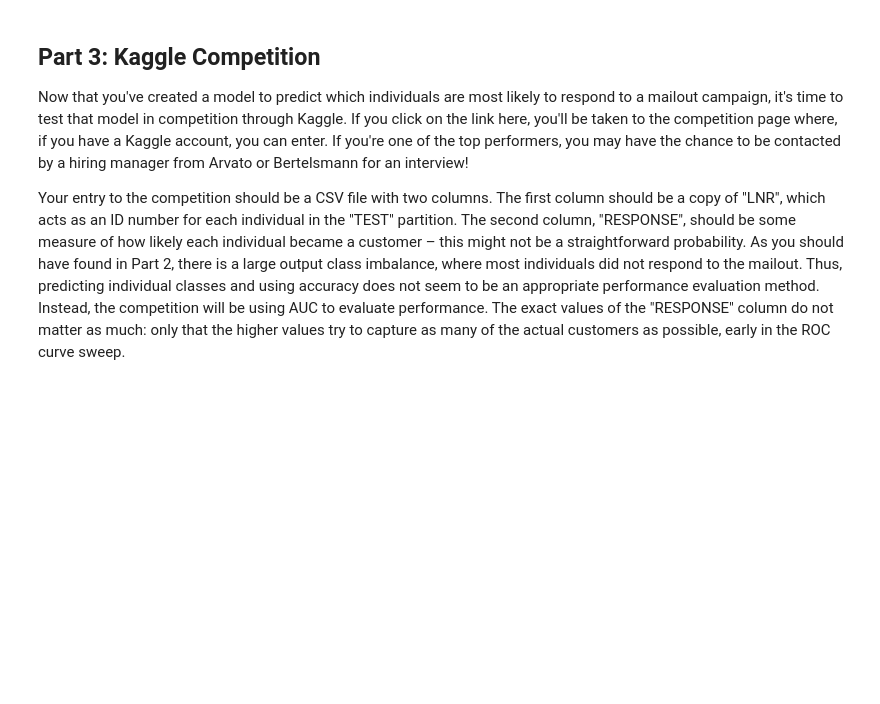
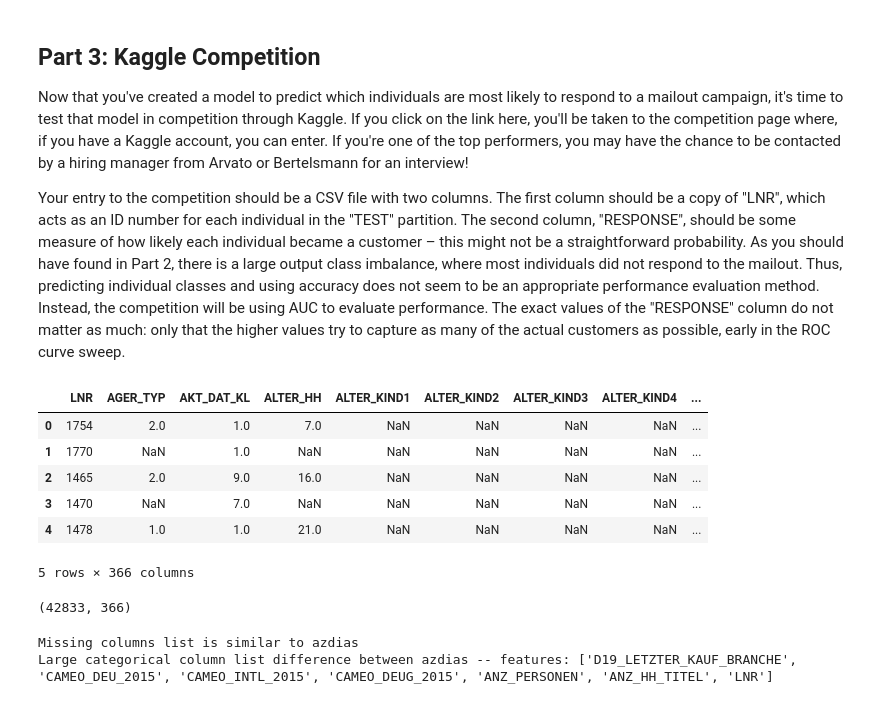
Before and after one commit to supulij/Arvato-Customer-Segmentation-for-mail-order, a Jupyter notebook: Arvato_Project_Colab.ipynb, the cells around one changed output. Cells and saved outputs as stored; diff of their text form; code cells hidden in the pictures; blank space fills up the shorter version.

```diff
--- a/Arvato_Project_Colab.ipynb
+++ b/Arvato_Project_Colab.ipynb
@@ -837,0 +982,10 @@ pd.DataFrame(index=mailout_test_LNR, data=preds_test_xgb)
+# %%
+mailout_test.head()
+# %% [output]
+|  | LNR | AGER_TYP | AKT_DAT_KL | ALTER_HH | ALTER_KIND1 | ALTER_KIND2 | ALTER_KIND3 | ALTER_KIND4 | ... |
+| 0 | 1754 | 2.0 | 1.0 | 7.0 | NaN | NaN | NaN | NaN | ... |
+| 1 | 1770 | NaN | 1.0 | NaN | NaN | NaN | NaN | NaN | ... |
+| 2 | 1465 | 2.0 | 9.0 | 16.0 | NaN | NaN | NaN | NaN | ... |
+| 3 | 1470 | NaN | 7.0 | NaN | NaN | NaN | NaN | NaN | ... |
+| 4 | 1478 | 1.0 | 1.0 | 21.0 | NaN | NaN | NaN | NaN | ... |
+5 rows × 366 columns
@@ -837,0 +994,9 @@ pd.DataFrame(index=mailout_test_LNR, data=preds_test_xgb)
+# %%
+mailout_test.shape
+# %% [output]
+(42833, 366)
+# %%
+missing_test, cat_test = similarity_azdias_mailout (mailout_test,drop_azdias,big_category_columns)
+# %% [output]
+Missing columns list is similar to azdias
+Large categorical column list difference between azdias -- features: ['D19_LETZTER_KAUF_BRANCHE', 'CAMEO_DEU_2015', 'CAMEO_INTL_2015', 'CAMEO_DEUG_2015', 'ANZ_PERSONEN', 'ANZ_HH_TITEL', 'LNR']
```
Also changed, not shown: parts of 35 cells of this notebook.
